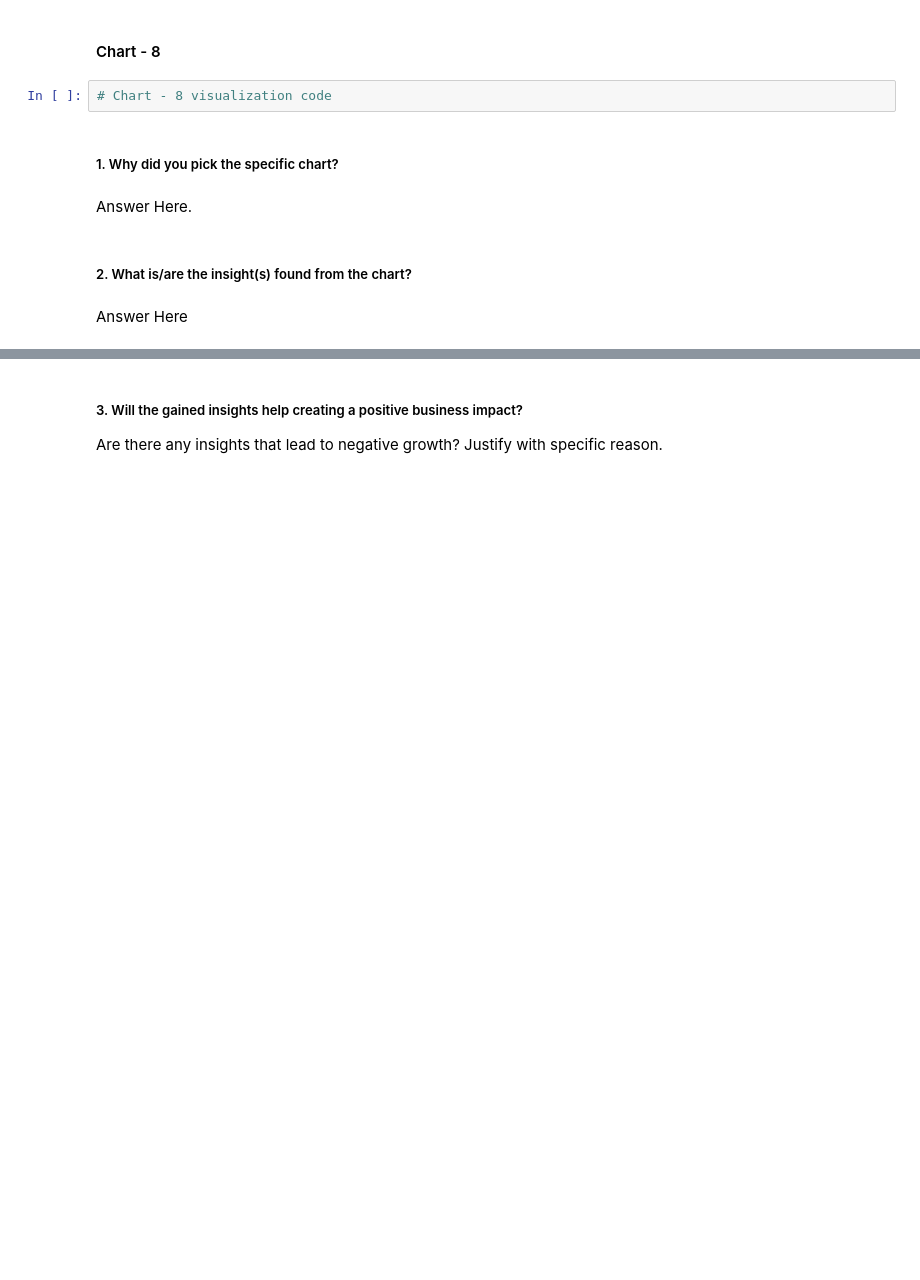
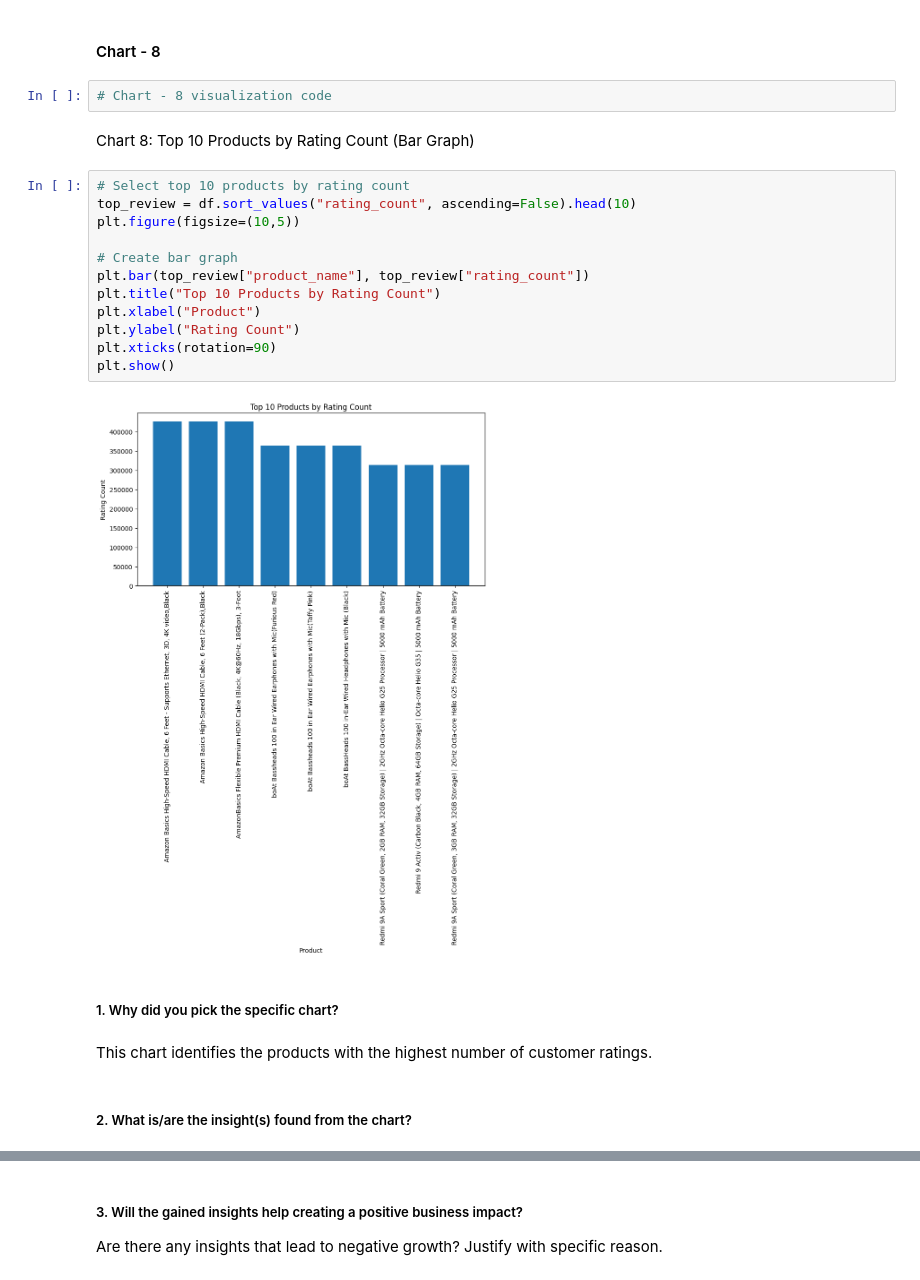
Before and after one commit to gunchugh/Amazon-Sales-Analysis, a Jupyter notebook: Another_copy_of_Sample_EDA_Submission_Template.ipynb, the cells around one changed output, grey strips where cells are left out. Drawn from its saved outputs; the diff is of its cells as text; blank space fills up the shorter version.

```diff
--- a/Another_copy_of_Sample_EDA_Submission_Template.ipynb
+++ b/Another_copy_of_Sample_EDA_Submission_Template.ipynb
@@ -582,11 +636,25 @@ Answer Here
 #### Chart - 8
 # %%
 # Chart - 8 visualization code
+# %% [markdown]
+Chart 8: Top 10 Products by Rating Count (Bar Graph)
+# %%
+# Select top 10 products by rating count
+top_review = df.sort_values("rating_count", ascending=False).head(10)
+plt.figure(figsize=(10,5))
+
+# Create bar graph
+plt.bar(top_review["product_name"], top_review["rating_count"])
+plt.title("Top 10 Products by Rating Count")
+plt.xlabel("Product")
+plt.ylabel("Rating Count")
+plt.xticks(rotation=90)
+plt.show()
+# %% [output]
+[figure, added]
 # %% [markdown]
 ##### 1. Why did you pick the specific chart?
-# %% [markdown]
-Answer Here.
+# %% [markdown]
+This chart identifies the products with the highest number of customer ratings.
 # %% [markdown]
 ##### 2. What is/are the insight(s) found from the chart?
-# %% [markdown]
-Answer Here
```
Also changed, not shown: parts of 32 cells of this notebook.
